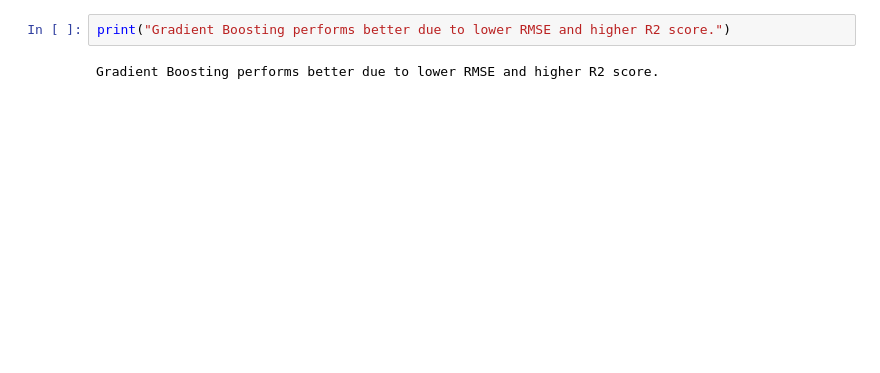
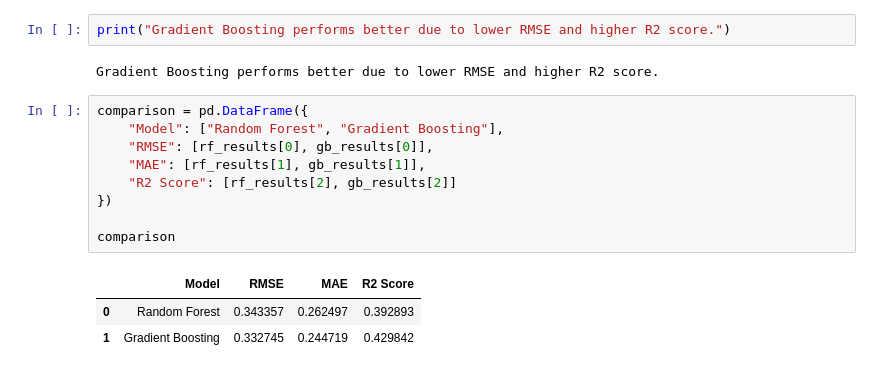
Before and after one commit to bodapooja375/energy-consumption-forecasting, a Jupyter notebook: energy_forecasting.ipynb, the cells around one changed output. Drawn from its saved outputs; the diff is of its cells as text; blank space fills up the shorter version.

```diff
--- a/energy_forecasting.ipynb
+++ b/energy_forecasting.ipynb
@@ -168,3 +179,16 @@ R2: 0.42684268083381527
 print("Gradient Boosting performs better due to lower RMSE and higher R2 score.")
 # %% [output]
 Gradient Boosting performs better due to lower RMSE and higher R2 score.
+# %%
+comparison = pd.DataFrame({
+    "Model": ["Random Forest", "Gradient Boosting"],
+    "RMSE": [rf_results[0], gb_results[0]],
+    "MAE": [rf_results[1], gb_results[1]],
+    "R2 Score": [rf_results[2], gb_results[2]]
+})
+
+comparison
+# %% [output]
+|  | Model | RMSE | MAE | R2 Score |
+| 0 | Random Forest | 0.343357 | 0.262497 | 0.392893 |
+| 1 | Gradient Boosting | 0.332745 | 0.244719 | 0.429842 |
```
Also changed, not shown: parts of 5 cells of this notebook.
